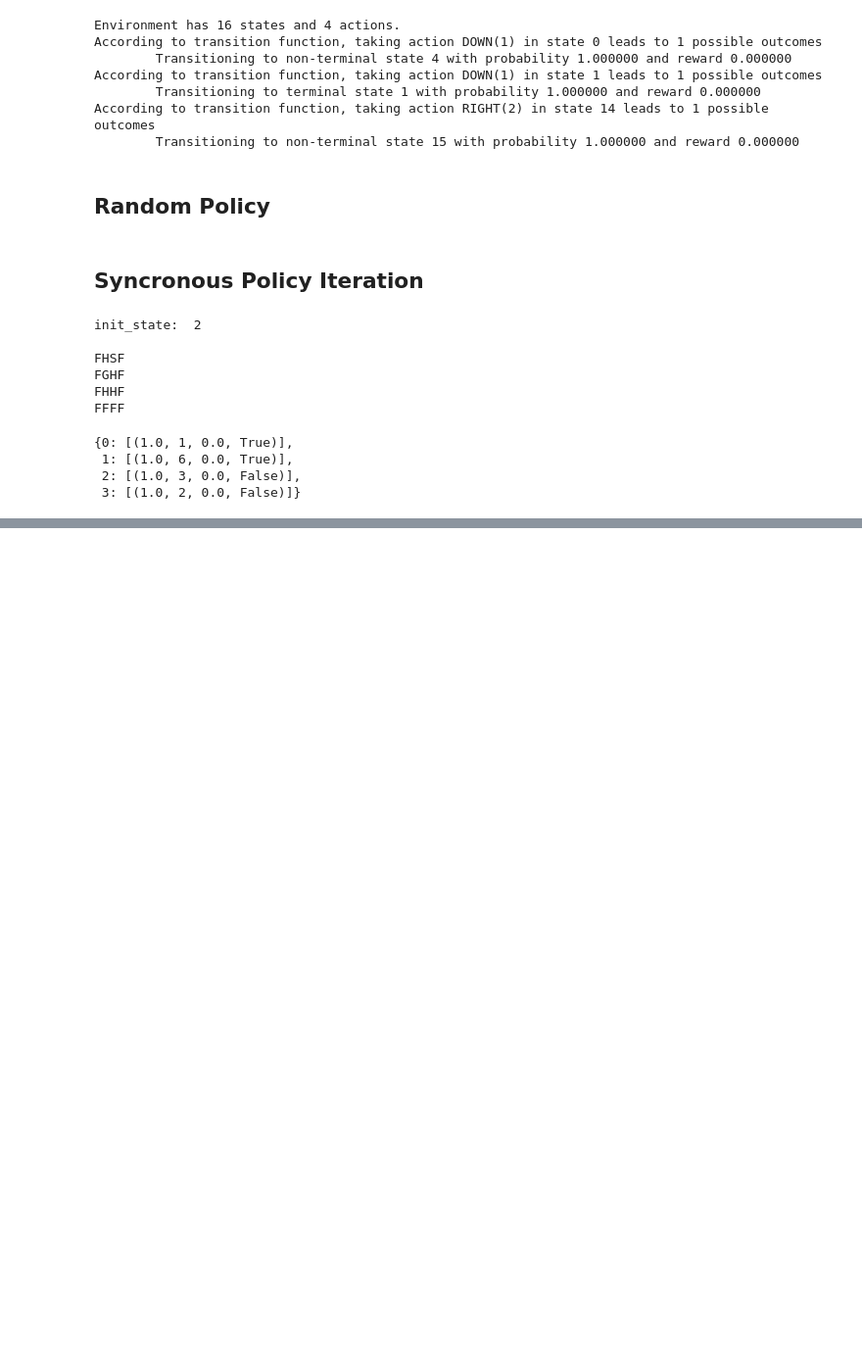
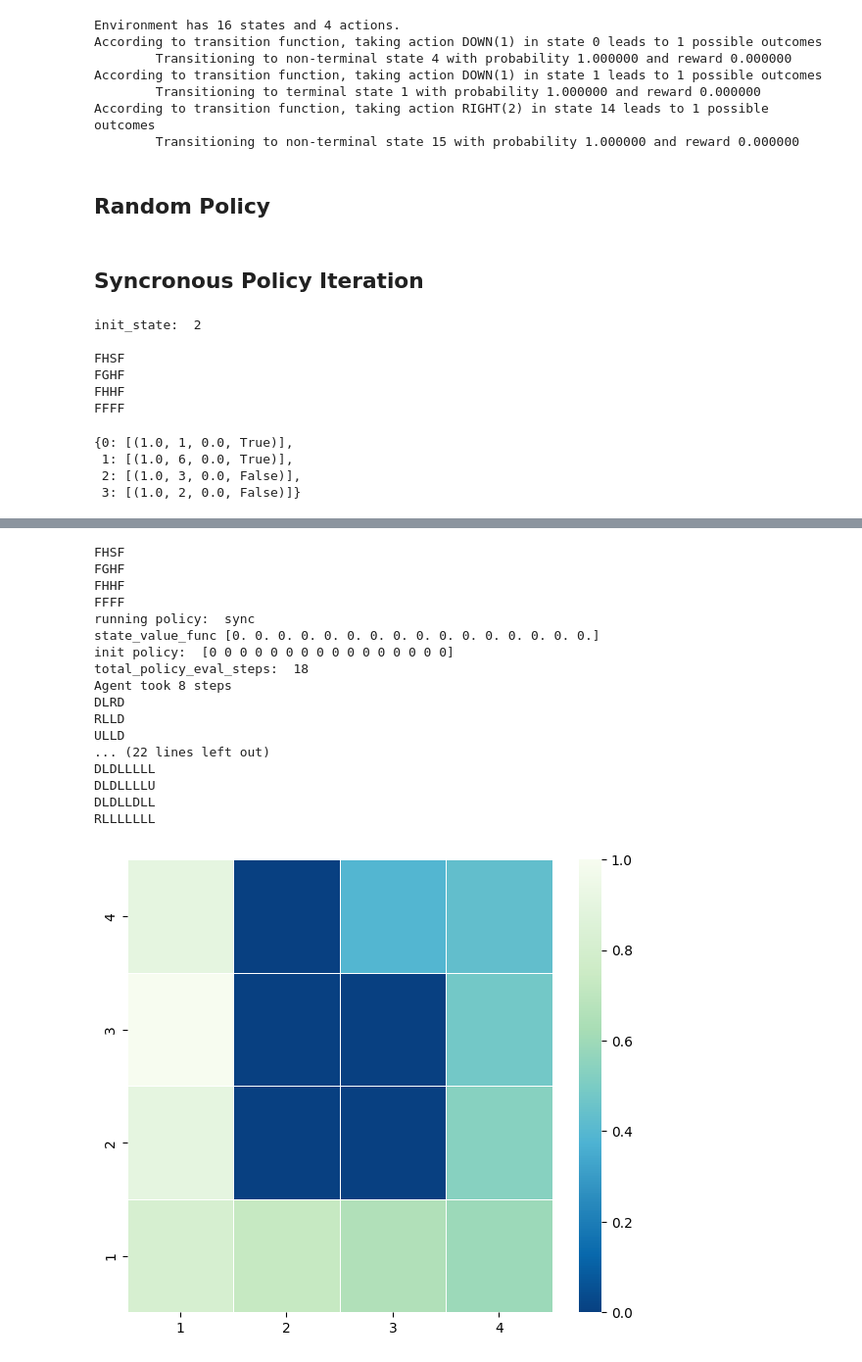
Before and after one commit to dummyindex/cmu-10703-reinforcement-learning, a Jupyter notebook: hw1/hw1_impl/10-703 HW1/hw1_code/hw1q1/vi_pi_q1_policy_iter.ipynb, the cells around one changed output, grey strips where cells are left out. Shown: that part at 98% size. Cells and saved outputs as stored; diff of their text form; code cells hidden in the pictures; blank space fills up the shorter version.

Commit message:
update policy iteration part

```diff
--- a/hw1/hw1_impl/10-703 HW1/hw1_code/hw1q1/vi_pi_q1_policy_iter.ipynb
+++ b/hw1/hw1_impl/10-703 HW1/hw1_code/hw1q1/vi_pi_q1_policy_iter.ipynb
@@ -80,13 +80,13 @@ def run_policy_trial(env, policy_type=SYNC):
     env.render()
     time.sleep(1)  # just pauses so you can see the output
     total_reward = 0
-    num_steps = 0
 
     # initialization
     gamma = 0.9
     tol = 1e-3
 
     print("running policy: ", policy_type)
+    num_imrpovements = None
     if policy_type == SYNC:
         state_policy, state_value_func, num_imrpovements, total_policy_eval_steps = pi_vi.policy_iteration_sync(
             env, gamma, max_iterations=int(1e3), tol=tol)
@@ -97,19 +97,11 @@ def run_policy_trial(env, policy_type=SYNC):
         state_policy, state_value_func, num_imrpovements, total_policy_eval_steps = pi_vi.policy_iteration_async_randperm(
             env, gamma, max_iterations=int(1e3), tol=tol)
     print("total_policy_eval_steps: ", total_policy_eval_steps)
+    print('Agent took %d steps' % num_imrpovements)
     pi_vi.display_policy_letters(env, np.array(state_policy))
     pi_vi.value_func_heatmap(env, state_value_func)
-    print('Agent took %d steps' % num_steps)
+
 
 
 env_4x4 = gym.make('Deterministic-4x4-FrozenLake-v0')
 env_8x8 = gym.make('Deterministic-8x8-FrozenLake-v0')
-
-# run_policy_trial(env_4x4, policy_type=SYNC)
-# run_policy_trial(env_8x8, policy_type=SYNC)
-
-# run_policy_trial(env_4x4, policy_type=ASYNC_ORDERD)
-# run_policy_trial(env_8x8, policy_type=ASYNC_ORDERD)
-
-run_policy_trial(env_4x4, policy_type=ASYNC_PERM)
-run_policy_trial(env_8x8, policy_type=ASYNC_PERM)
@@ -135,0 +108,22 @@ Agent took 0 steps
+# %%
+run_policy_trial(env_4x4, policy_type=SYNC)
+run_policy_trial(env_8x8, policy_type=SYNC)
+# %% [output]
+FHSF
+FGHF
+FHHF
+FFFF
+running policy:  sync
+state_value_func [0. 0. 0. 0. 0. 0. 0. 0. 0. 0. 0. 0. 0. 0. 0. 0.]
+init policy:  [0 0 0 0 0 0 0 0 0 0 0 0 0 0 0 0]
+total_policy_eval_steps:  18
+Agent took 8 steps
+DLRD
+RLLD
+ULLD
+... (22 lines left out)
+DLDLLLLL
+DLDLLLLU
+DLDLLDLL
+RLLLLLLL
+[figure, added]
```
Also changed, not shown: parts of 4 cells of this notebook, 3 other files.
